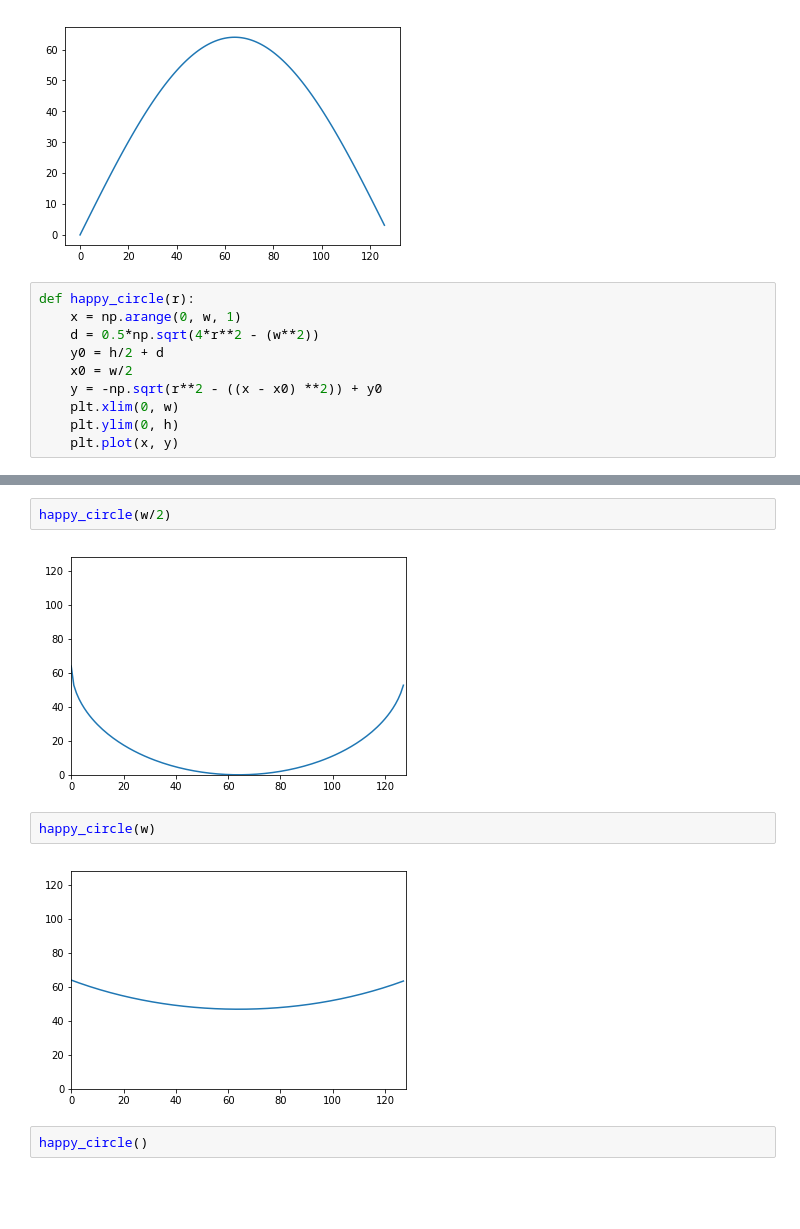
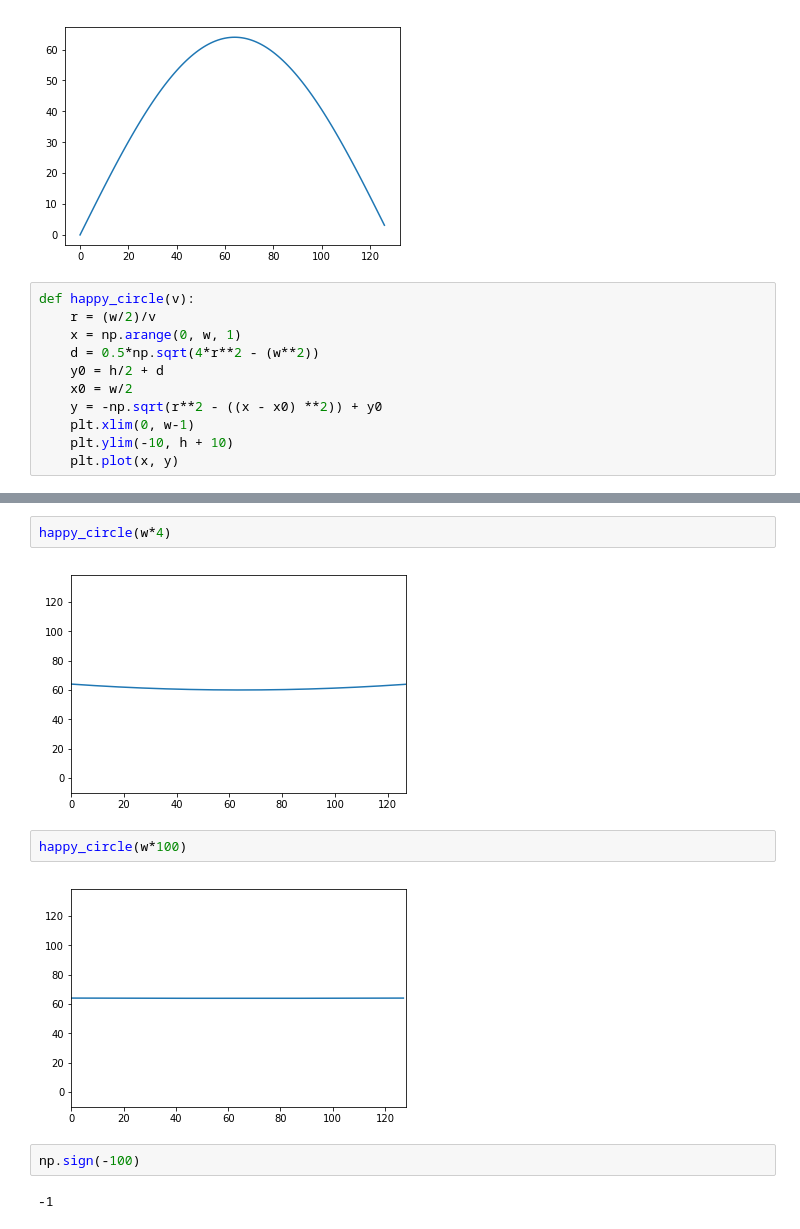
Before and after one commit to drmattyg/happiness, a Jupyter notebook: happiness.ipynb, the cells around one changed output, grey strips where cells are left out. Drawn from its saved outputs; the diff is of its cells as text; blank space fills up the shorter version.

```diff
--- a/happiness.ipynb
+++ b/happiness.ipynb
@@ -29,12 +29,13 @@ happiness(1)
 # %% [output]
 [figure]
 # %%
-def happy_circle(r):
+def happy_circle(v):
+    r = (w/2)/v
     x = np.arange(0, w, 1)
     d = 0.5*np.sqrt(4*r**2 - (w**2))
     y0 = h/2 + d
     x0 = w/2
     y = -np.sqrt(r**2 - ((x - x0) **2)) + y0
-    plt.xlim(0, w)
-    plt.ylim(0, h)
+    plt.xlim(0, w-1)
+    plt.ylim(-10, h + 10)
     plt.plot(x, y)
@@ -41,10 +50,12 @@ def happy_circle(r):
 # %%
-happy_circle(w/2)
+happy_circle(w*4)
 # %% [output]
-[figure, old version]
+[figure, new version]
 # %%
-happy_circle(w)
+happy_circle(w*100)
 # %% [output]
-[figure, old version]
+[figure, new version]
-# %%
-happy_circle()
+# %%
+np.sign(-100)
+# %% [output]
+-1
```
Also changed, not shown: parts of 2 cells of this notebook.
